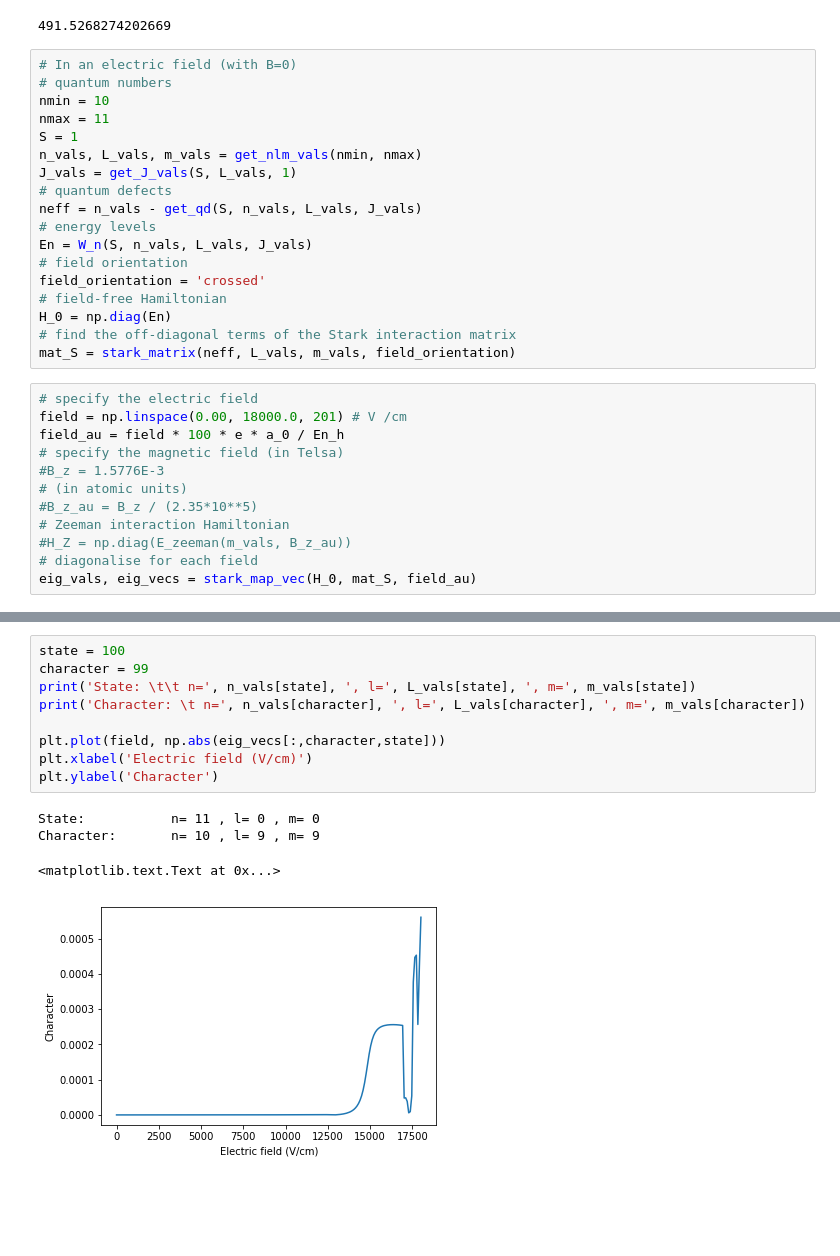
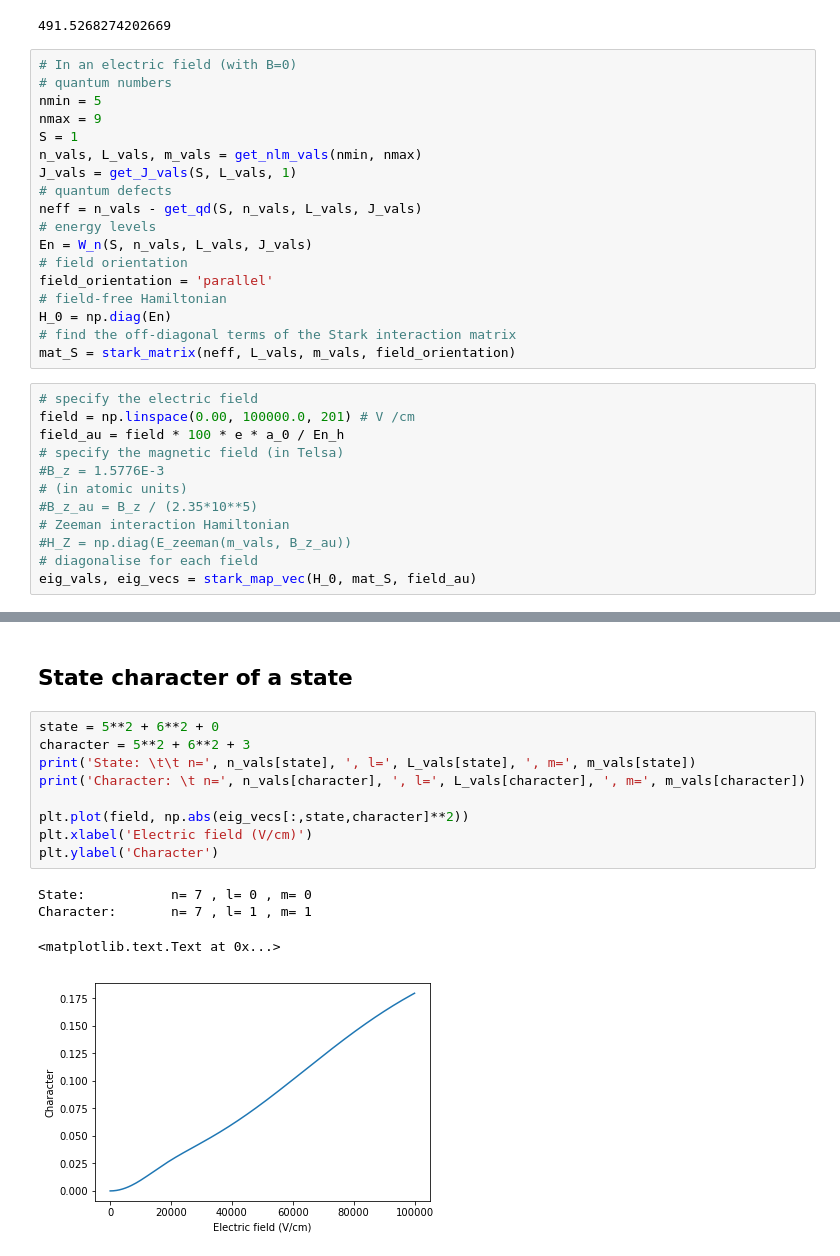
Before and after one commit to aa-morgan/Rydberg_helium_Stark, a Jupyter notebook: starkhelium/Transition dipole moments.ipynb, the cells around one changed output, grey strips where cells are left out. Drawn from its saved outputs; the diff is of its cells as text; blank space fills up the shorter version.

```diff
--- a/starkhelium/Transition dipole moments.ipynb
+++ b/starkhelium/Transition dipole moments.ipynb
@@ -14,8 +14,8 @@ transition_dipole_moment
 # %%
 # In an electric field (with B=0)
 # quantum numbers
-nmin = 10
-nmax = 11
+nmin = 5
+nmax = 9
 S = 1
 n_vals, L_vals, m_vals = get_nlm_vals(nmin, nmax)
 J_vals = get_J_vals(S, L_vals, 1)
@@ -24,14 +24,14 @@ neff = n_vals - get_qd(S, n_vals, L_vals, J_vals)
 # energy levels
 En = W_n(S, n_vals, L_vals, J_vals)
 # field orientation
-field_orientation = 'crossed'
+field_orientation = 'parallel'
 # field-free Hamiltonian
 H_0 = np.diag(En)
 # find the off-diagonal terms of the Stark interaction matrix
 mat_S = stark_matrix(neff, L_vals, m_vals, field_orientation)
 # %%
 # specify the electric field
-field = np.linspace(0.00, 18000.0, 201) # V /cm
+field = np.linspace(0.00, 100000.0, 201) # V /cm
 field_au = field * 100 * e * a_0 / En_h
 # specify the magnetic field (in Telsa)
 #B_z = 1.5776E-3
@@ -48,14 +63,16 @@ np.shape(eig_vals[10])
+# %% [markdown]
+## State character of a state
 # %%
-state = 100
-character = 99
+state = 5**2 + 6**2 + 0
+character = 5**2 + 6**2 + 3
 print('State: \t\t n=', n_vals[state], ', l=', L_vals[state], ', m=', m_vals[state])
 print('Character: \t n=', n_vals[character], ', l=', L_vals[character], ', m=', m_vals[character])
 
-plt.plot(field, np.abs(eig_vecs[:,character,state]))
+plt.plot(field, np.abs(eig_vecs[:,state,character]**2))
 plt.xlabel('Electric field (V/cm)')
 plt.ylabel('Character')
 # %% [output]
-State:           n= 11 , l= 0 , m= 0
-Character:       n= 10 , l= 9 , m= 9
+State:           n= 7 , l= 0 , m= 0
+Character:       n= 7 , l= 1 , m= 1
 <matplotlib.text.Text at 0x...>
-[figure, old version]
+[figure, new version]
```
Also changed, not shown: parts of 9 cells of this notebook.
